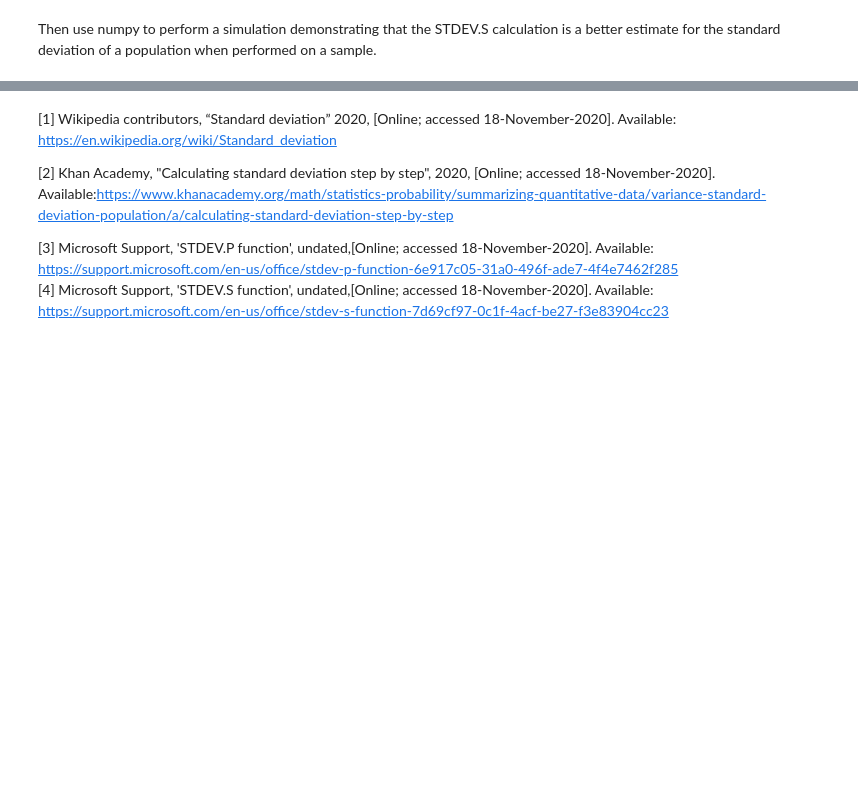
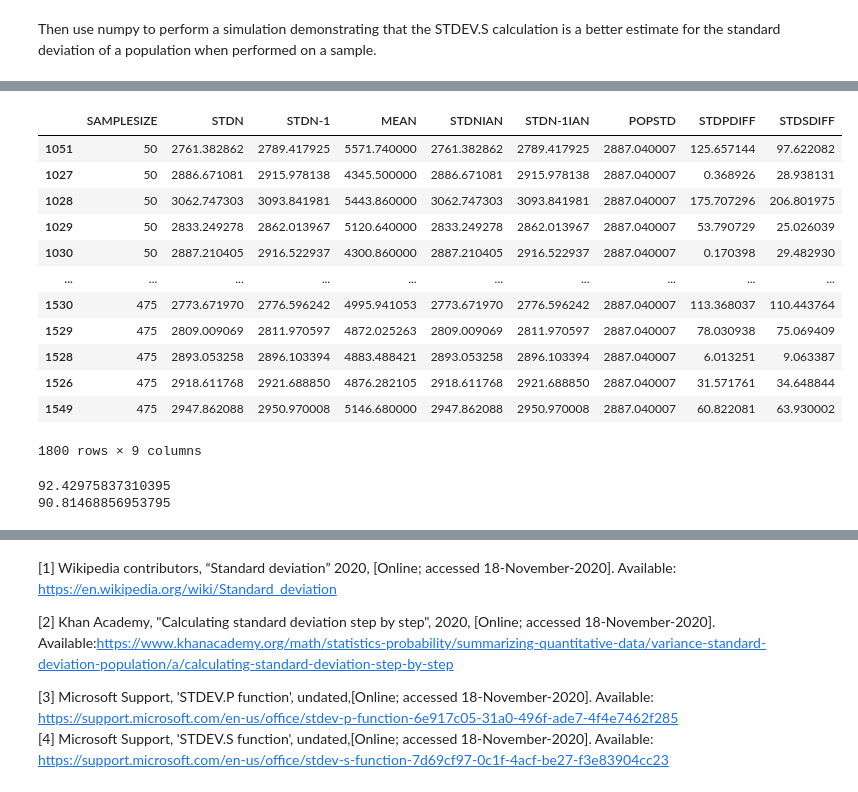
Before and after one commit to fionaoriordan/MLS_Tasks, a Jupyter notebook: Tasks.ipynb, the cells around one changed output, grey strips where cells are left out. Saved outputs shown, nothing was run; the diff lists cells and outputs as text; code cells hidden in the pictures; blank space fills up the shorter version.

```diff
--- a/Tasks.ipynb
+++ b/Tasks.ipynb
@@ -435,0 +506,33 @@ print(format(np.std(x, dtype=np.float64), '.56f'))
+# %%
+data1 = np.array(list(mylist))
+df = pd.DataFrame(mylist, columns=["SAMPLESIZE","STDN", "STDN-1", "MEAN", "STDNIAN", "STDN-1IAN"])
+df['POPSTD'] = popstd
+#  adapted from https://stackoverflow.com/a/48867801
+
+df['STDPDIFF'] = (df['STDN'] - df['POPSTD']).abs()
+df['STDSDIFF'] = (df['STDN-1'] - df['POPSTD']).abs()
+dfsorted = df.sort_values(by=['SAMPLESIZE'])
+# %% [output]
+|  | SAMPLESIZE | STDN | STDN-1 | MEAN | STDNIAN | STDN-1IAN | POPSTD | STDPDIFF | STDSDIFF |
+| 1051 | 50 | 2761.382862 | 2789.417925 | 5571.740000 | 2761.382862 | 2789.417925 | 2887.040007 | 125.657144 | 97.622082 |
+| 1027 | 50 | 2886.671081 | 2915.978138 | 4345.500000 | 2886.671081 | 2915.978138 | 2887.040007 | 0.368926 | 28.938131 |
+| 1028 | 50 | 3062.747303 | 3093.841981 | 5443.860000 | 3062.747303 | 3093.841981 | 2887.040007 | 175.707296 | 206.801975 |
+| 1029 | 50 | 2833.249278 | 2862.013967 | 5120.640000 | 2833.249278 | 2862.013967 | 2887.040007 | 53.790729 | 25.026039 |
+| 1030 | 50 | 2887.210405 | 2916.522937 | 4300.860000 | 2887.210405 | 2916.522937 | 2887.040007 | 0.170398 | 29.482930 |
+| ... | ... | ... | ... | ... | ... | ... | ... | ... | ... |
+| 1530 | 475 | 2773.671970 | 2776.596242 | 4995.941053 | 2773.671970 | 2776.596242 | 2887.040007 | 113.368037 | 110.443764 |
+| 1529 | 475 | 2809.009069 | 2811.970597 | 4872.025263 | 2809.009069 | 2811.970597 | 2887.040007 | 78.030938 | 75.069409 |
+| 1528 | 475 | 2893.053258 | 2896.103394 | 4883.488421 | 2893.053258 | 2896.103394 | 2887.040007 | 6.013251 | 9.063387 |
+| 1526 | 475 | 2918.611768 | 2921.688850 | 4876.282105 | 2918.611768 | 2921.688850 | 2887.040007 | 31.571761 | 34.648844 |
+| 1549 | 475 | 2947.862088 | 2950.970008 | 5146.680000 | 2947.862088 | 2950.970008 | 2887.040007 | 60.822081 | 63.930002 |
+1800 rows × 9 columns
+# %%
+
+print(df["STDPDIFF"].mean())
+print(df["STDSDIFF"].mean())
+# sns.scatterplot(data=df, x="STD", y="MEAN", hue="STDTYPE")
+# plt.plot(popstd,popmean, 'ro')
+# df
+# %% [output]
+92.42975837310395
+90.81468856953795
```
Also changed, not shown: parts of 26 cells of this notebook.
